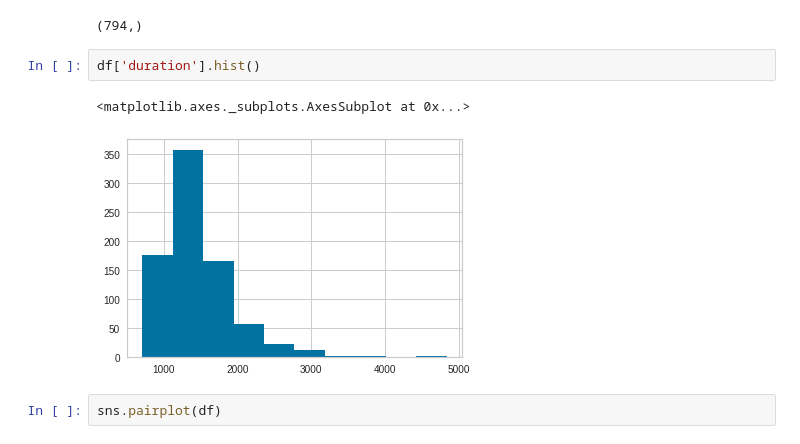
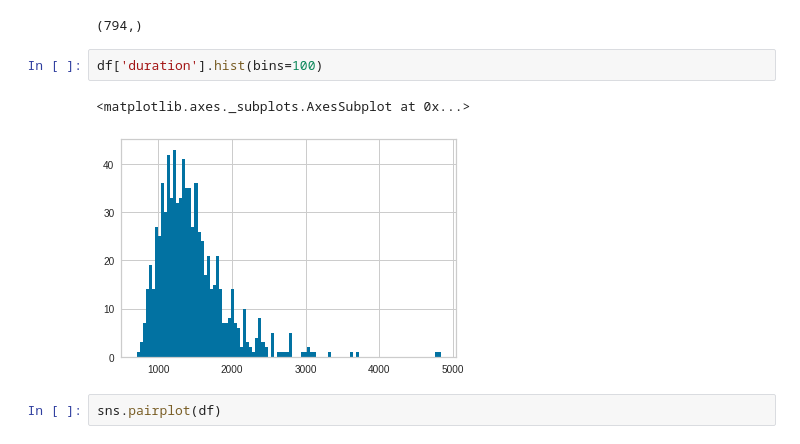
Before and after one commit to lponcec94/PolyWorks, a Jupyter notebook: semana_3/Ejemplo_London_Bicycle.ipynb, the cells around one changed output. Drawn from its saved outputs; the diff is of its cells as text.

```diff
--- a/semana_3/Ejemplo_London_Bicycle.ipynb
+++ b/semana_3/Ejemplo_London_Bicycle.ipynb
@@ -58,10 +58,10 @@ df['station_name'].unique().shape
 # %% [output]
 (794,)
 # %%
-df['duration'].hist()
+df['duration'].hist(bins=100)
 # %% [output]
 <matplotlib.axes._subplots.AxesSubplot at 0x...>
-[figure, old version]
+[figure, new version]
 # %%
 sns.pairplot(df)
 # %% [output]
```
Also changed, not shown: parts of 26 cells of this notebook.
